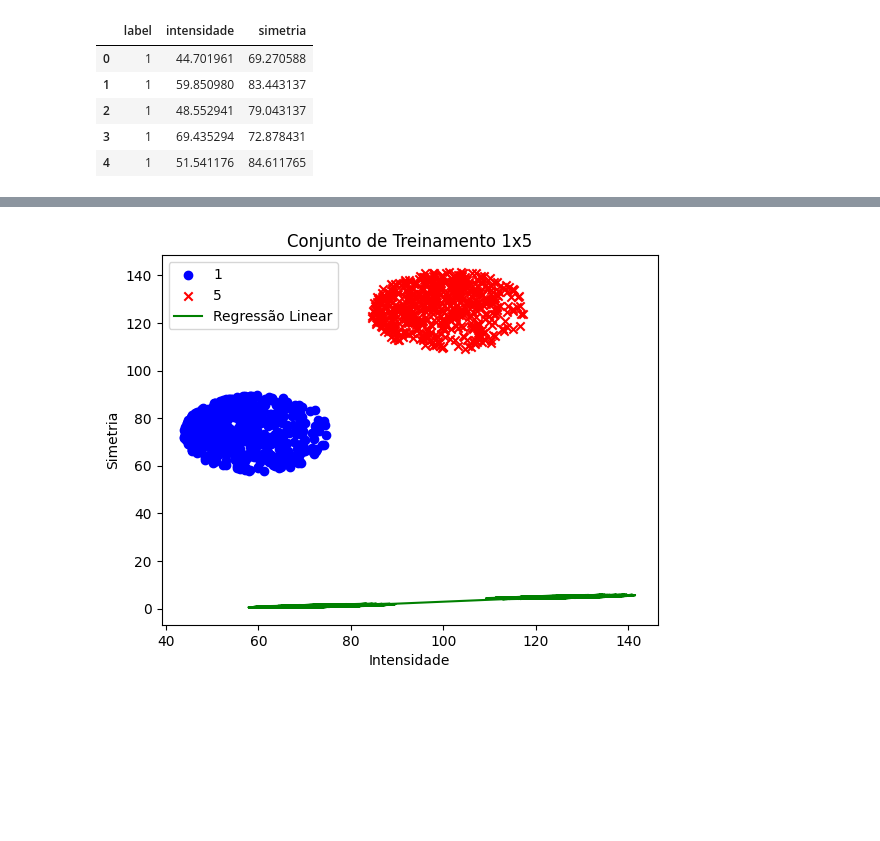
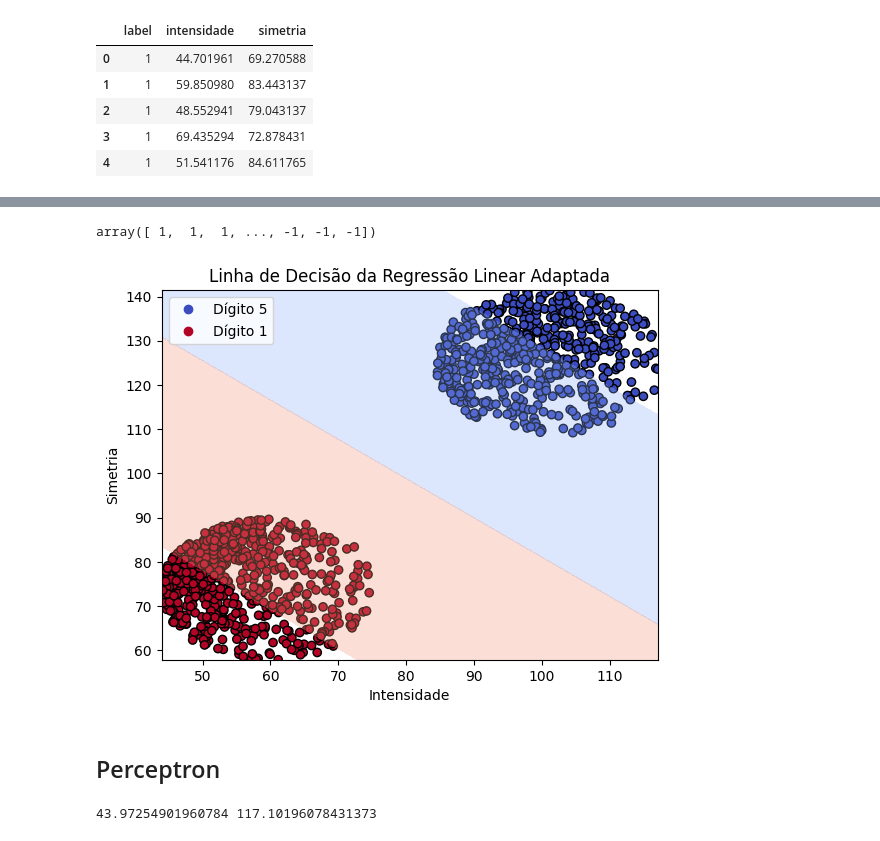
Before and after one commit to mariabandeira/Reconhecimento-de-Digitos, a Jupyter notebook: MiniProjeto_ML.ipynb, the cells around one changed output, grey strips where cells are left out. Drawn from its saved outputs; the diff is of its cells as text; code cells hidden in the pictures; blank space fills up the shorter version.

```diff
--- a/MiniProjeto_ML.ipynb
+++ b/MiniProjeto_ML.ipynb
@@ -257,5 +266,2 @@ class LinearRegression:
 # %%
-X_train1x5 = np.array(X_train1x5)
-lr = LinearRegression()
-lr.fit(X_train1x5, y_train1x5)
-y_pred = lr.predict(X_train1x5)
+y_pred = np.array(lr.predict(X_train1x5))
@@ -266,19 +268,27 @@ y_pred[0]
-# %%
-plt.scatter(train1x5[train1x5['label'] == 1]['intensidade'],
-            train1x5[train1x5['label'] == 1]['simetria'],
-            c='blue', marker='o', label='1')  # Círculos azuis para a categoria 1
-
-plt.scatter(train1x5[train1x5['label'] == 5]['intensidade'],
-            train1x5[train1x5['label'] == 5]['simetria'],
-            c='red', marker='x', label='5')  # Triângulos vermelhos para a categoria 5
-
-
-plt.title('Conjunto de Treinamento 1x5')
-plt.xlabel('Intensidade')
-plt.ylabel('Simetria')
-
-plt.legend()
-
-plt.show()
-# %% [output]
-[figure, removed]
+# %%
+y_pred = np.where(y_pred >= 0, 1, -1)
+y_pred
+# %% [output]
+array([ 1,  1,  1, ..., -1, -1, -1])
+# %%
+# Plotar os dados e a linha de decisão
+plt.figure()
+scatter = plt.scatter(X_train1x5[:, 0], X_train1x5[:, 1], c=y_train1x5, cmap='coolwarm', marker='o', edgecolor='k')
+
+# Plotar a linha de decisão
+xx, yy = np.meshgrid(np.linspace(X_train1x5[:, 0].min(), X_train1x5[:, 0].max(), 500),
+                     np.linspace(X_train1x5[:, 1].min(), X_train1x5[:, 1].max(), 500))
+Z = np.array(lr.predict(np.c_[xx.ravel(), yy.ravel()]))
+Z = Z.reshape(xx.shape)
+
+plt.contourf(xx, yy, Z, alpha=0.3, cmap='coolwarm', levels=[-1, 0, 1])
+plt.xlabel('Intensidade')
+plt.ylabel('Simetria')
+plt.title('Linha de Decisão da Regressão Linear Adaptada')
+handles, labels = scatter.legend_elements()
+plt.legend(handles, ['Dígito 5', 'Dígito 1'])
+plt.show()
+# %% [output]
+[figure, added]
+# %% [markdown]
+## Perceptron
@@ -284,0 +347,6 @@ plt.show()
+# %%
+xmin = X_train1x5[:,1].min()
+xmax = X_train1x5[:,1].max()
+print(xmin, xmax)
+# %% [output]
+43.97254901960784 117.10196078431373
```
Also changed, not shown: parts of 15 cells of this notebook.
